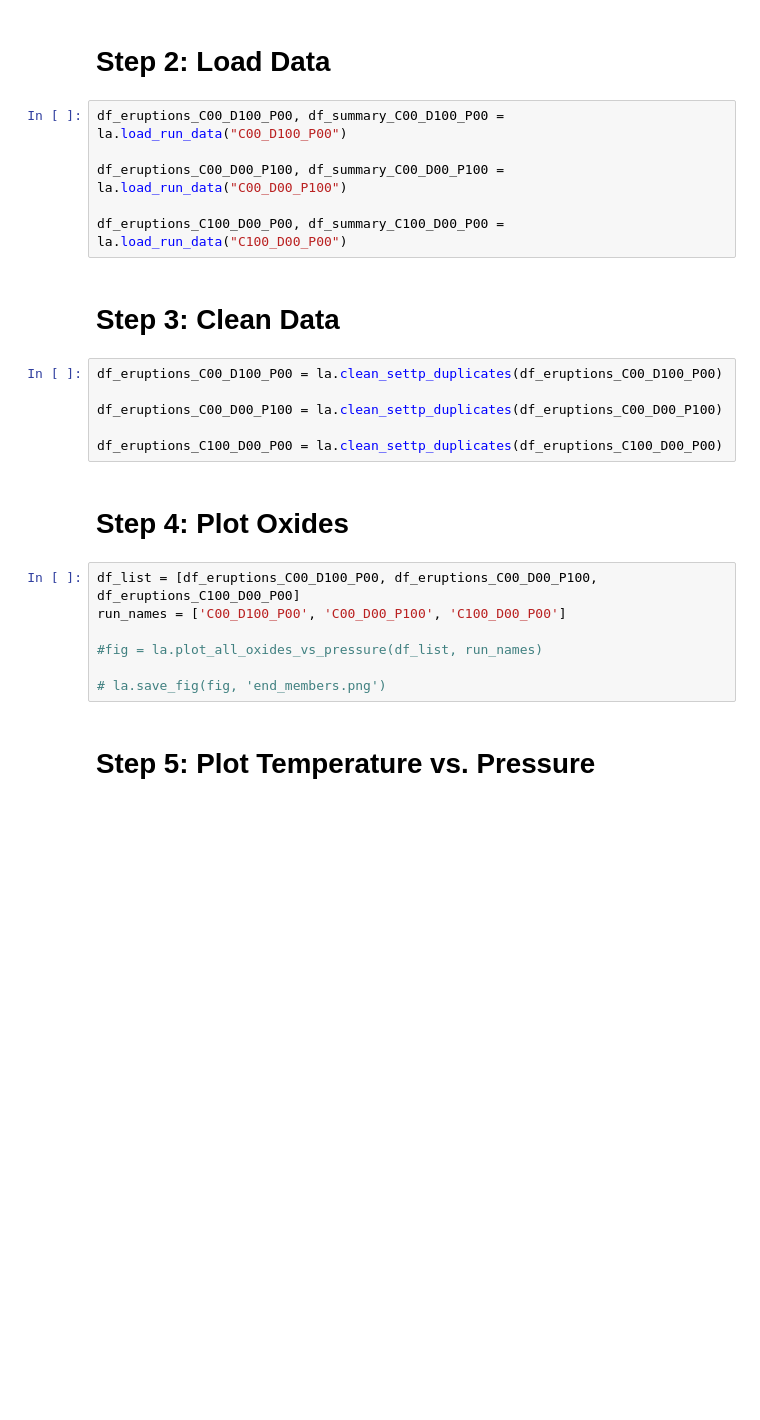
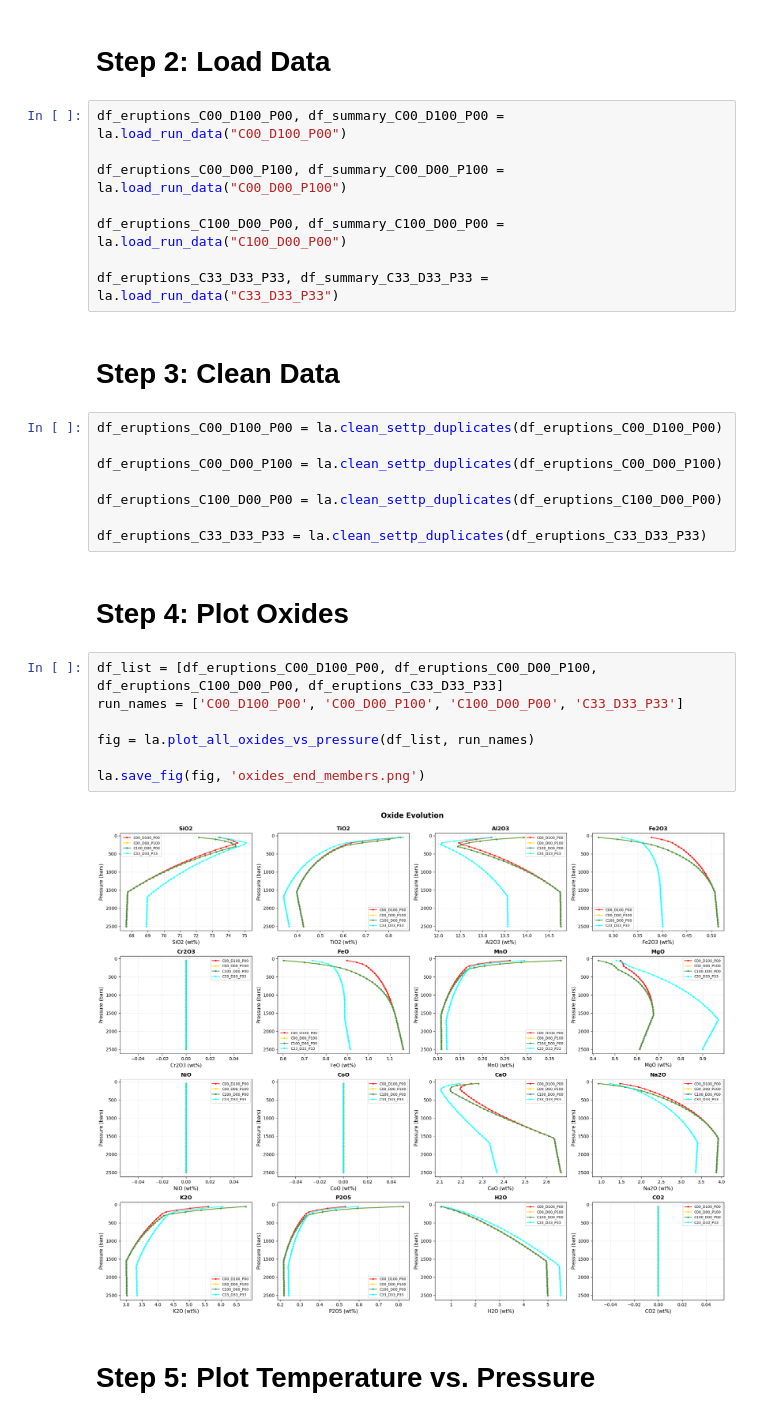
Before and after one commit to juliaberglind/MCS-Lassen-Isentropic-Decompression, a Jupyter notebook: code/lassen.ipynb, the cells around one changed output. Drawn from its saved outputs; the diff is of its cells as text; blank space fills up the shorter version.

```diff
--- a/code/lassen.ipynb
+++ b/code/lassen.ipynb
@@ -12,6 +12,8 @@ df_eruptions_C00_D100_P00, df_summary_C00_D100_P00 = la.load_run_data("C00_D100_
 df_eruptions_C00_D00_P100, df_summary_C00_D00_P100 = la.load_run_data("C00_D00_P100")
 
 df_eruptions_C100_D00_P00, df_summary_C100_D00_P00 = la.load_run_data("C100_D00_P00")
+
+df_eruptions_C33_D33_P33, df_summary_C33_D33_P33 = la.load_run_data("C33_D33_P33")
 # %% [markdown]
 # Step 3: Clean Data
 # %%
@@ -20,15 +22,19 @@ df_eruptions_C00_D100_P00 = la.clean_settp_duplicates(df_eruptions_C00_D100_P00)
 df_eruptions_C00_D00_P100 = la.clean_settp_duplicates(df_eruptions_C00_D00_P100)
 
 df_eruptions_C100_D00_P00 = la.clean_settp_duplicates(df_eruptions_C100_D00_P00)
+
+df_eruptions_C33_D33_P33 = la.clean_settp_duplicates(df_eruptions_C33_D33_P33)
 # %% [markdown]
 # Step 4: Plot Oxides
 # %%
-df_list = [df_eruptions_C00_D100_P00, df_eruptions_C00_D00_P100, df_eruptions_C100_D00_P00]
-run_names = ['C00_D100_P00', 'C00_D00_P100', 'C100_D00_P00']
+df_list = [df_eruptions_C00_D100_P00, df_eruptions_C00_D00_P100, df_eruptions_C100_D00_P00, df_eruptions_C33_D33_P33]
+run_names = ['C00_D100_P00', 'C00_D00_P100', 'C100_D00_P00', 'C33_D33_P33']
 
-#fig = la.plot_all_oxides_vs_pressure(df_list, run_names)
+fig = la.plot_all_oxides_vs_pressure(df_list, run_names)
 
-# la.save_fig(fig, 'end_members.png')
+la.save_fig(fig, 'oxides_end_members.png')
+# %% [output]
+[figure, added]
 # %% [markdown]
 # Step 5: Plot Temperature vs. Pressure
 # %%
```
Also changed, not shown: parts of 4 cells of this notebook, 4 other files.
